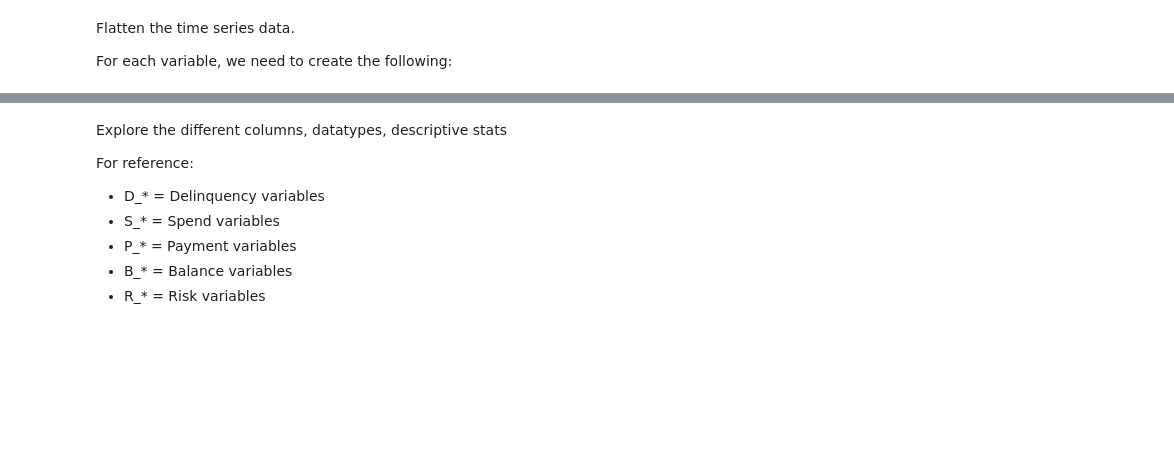
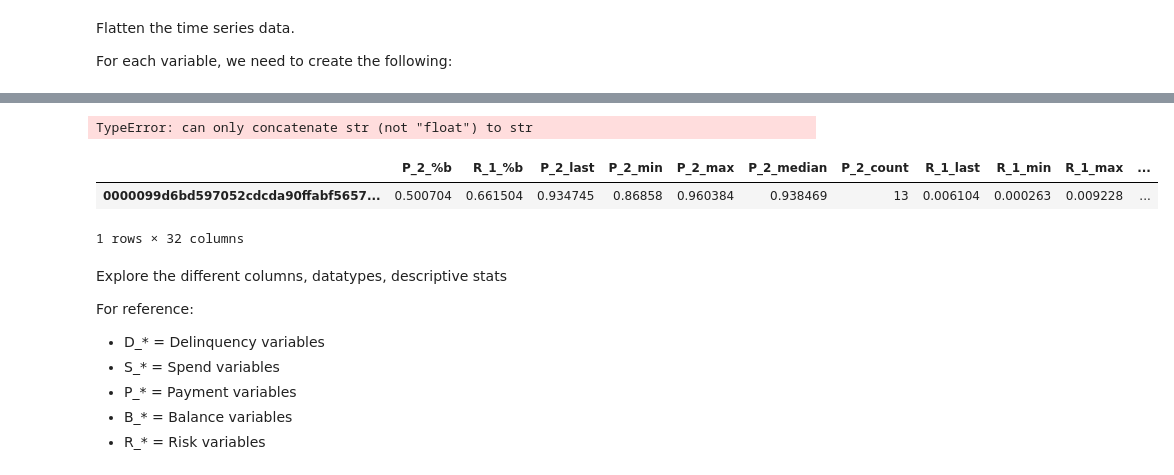
Before and after one commit to We-Need-More-RAM/amex_default_prediction, a Jupyter notebook: notebooks/maggie/wrangle.ipynb, the cells around one changed output, grey strips where cells are left out. Cells and saved outputs as stored; diff of their text form; code cells hidden in the pictures; blank space fills up the shorter version.

```diff
--- a/notebooks/maggie/wrangle.ipynb
+++ b/notebooks/maggie/wrangle.ipynb
@@ -132,0 +104,5 @@ TypeError: Transform function invalid for data types
+# %%
+def cv(df):
+    cv = df.groupby('customer_ID').agg(lambda x: x.std()/x.mean())
+    cv.columns = [x + '_cv' for x in cv.columns]
+    return cv
@@ -133,3 +184,48 @@ TypeError: Transform function invalid for data types
+# %%
+def compute_pctb(df, x):
+    # set the index in sample to customer_id
+    sample_indexed = sample.set_index('customer_ID')
+
+    # create an empty series
+    pctb_series = pd.Series()
+
+    # loop through original column names and for each one, compute pctb
+    for x in sample_indexed.columns:
+        pctb = bollinger(x)
+        pctb_series = pd.concat([pctb_series, pctb], axis=1)
+
+    pctb_df = pd.DataFrame(pctb_series)
+    pctb_df = pctb_df.iloc[:,1:]
+    pctb_df.columns = [x + '_%b' for x in sample_indexed.columns]
+
+    return pctb_df
+# %%
+def agg_features(df):
+    sample_agg = df.groupby('customer_ID').agg(['last', 'min', 'max', 'median', 'count'])
+    sample_df = collapse_columns(sample_agg)
+    slope_df = get_slope(df)
+    r_df = get_corr_coeff(df)
+    missing_vals_df = get_null_count(df)
+    zero_df = get_zeros(df)
+    cv_df = cv(df)
+    delta_df = delta_vals(df)
+    ema_df = ema(df)
+    std_df = rolling_std(df)
+    metrics_df = pd.concat([sample_df, slope_df, r_df, missing_vals_df,
+                            zero_df, cv_df, delta_df, ema_df, std_df],axis=1)
+    pctb_df = compute_pctb(df, x)
+    metrics_df = pd.concat([pctb_df, metrics_df], axis=1)
+    return metrics_df
+# %%
+metrics_df = agg_features(sample)
+# %% [output]
+TypeError: can only concatenate str (not "float") to str
+# %%
+metrics_df
+# %% [output]
+|  | P_2_%b | R_1_%b | P_2_last | P_2_min | P_2_max | P_2_median | P_2_count | R_1_last | R_1_min | R_1_max | ... |
+| 0000099d6bd597052cdcda90ffabf5657... | 0.500704 | 0.661504 | 0.934745 | 0.86858 | 0.960384 | 0.938469 | 13 | 0.006104 | 0.000263 | 0.009228 | ... |
+1 rows × 32 columns
 # %% [markdown]
 Explore the different columns, datatypes, descriptive stats
 
```
Also changed, not shown: parts of 28 cells of this notebook.
